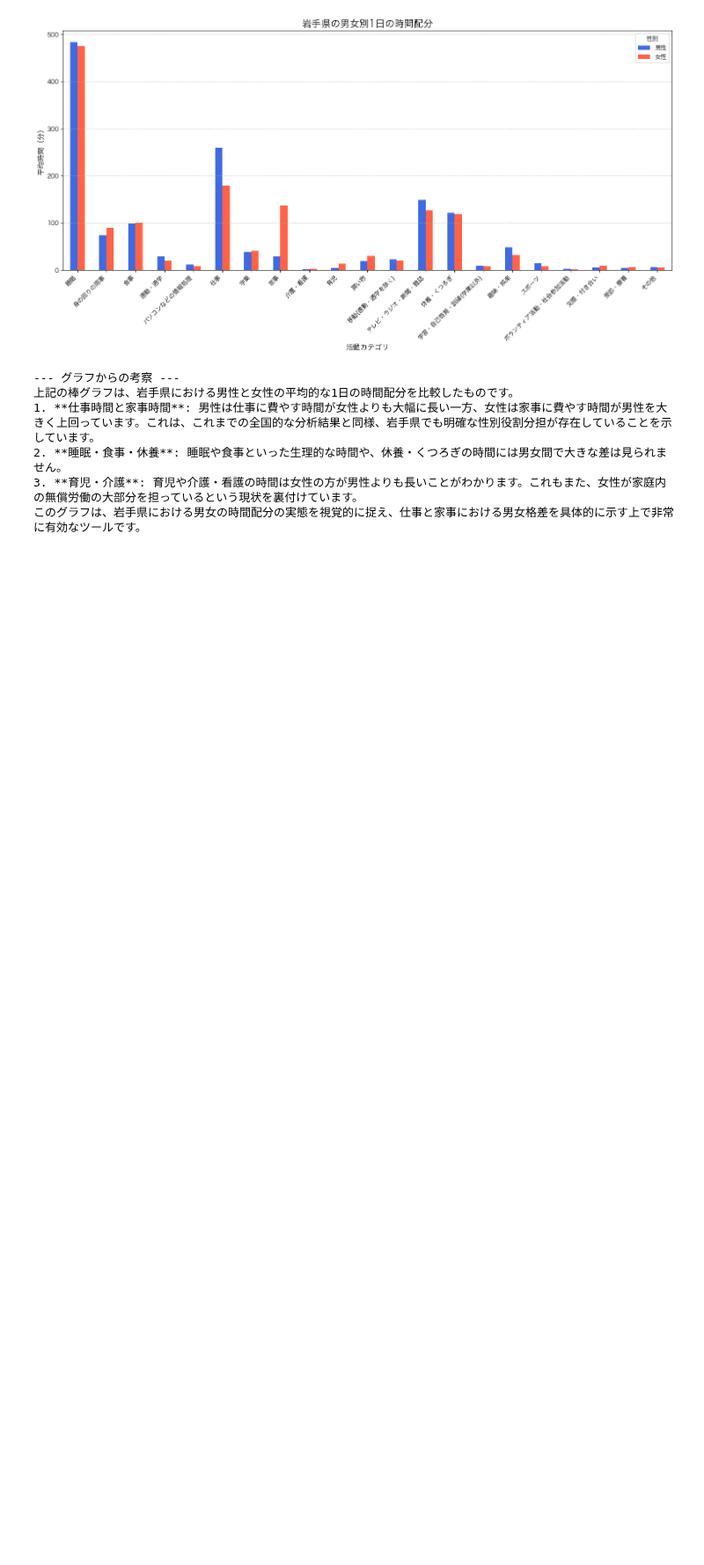
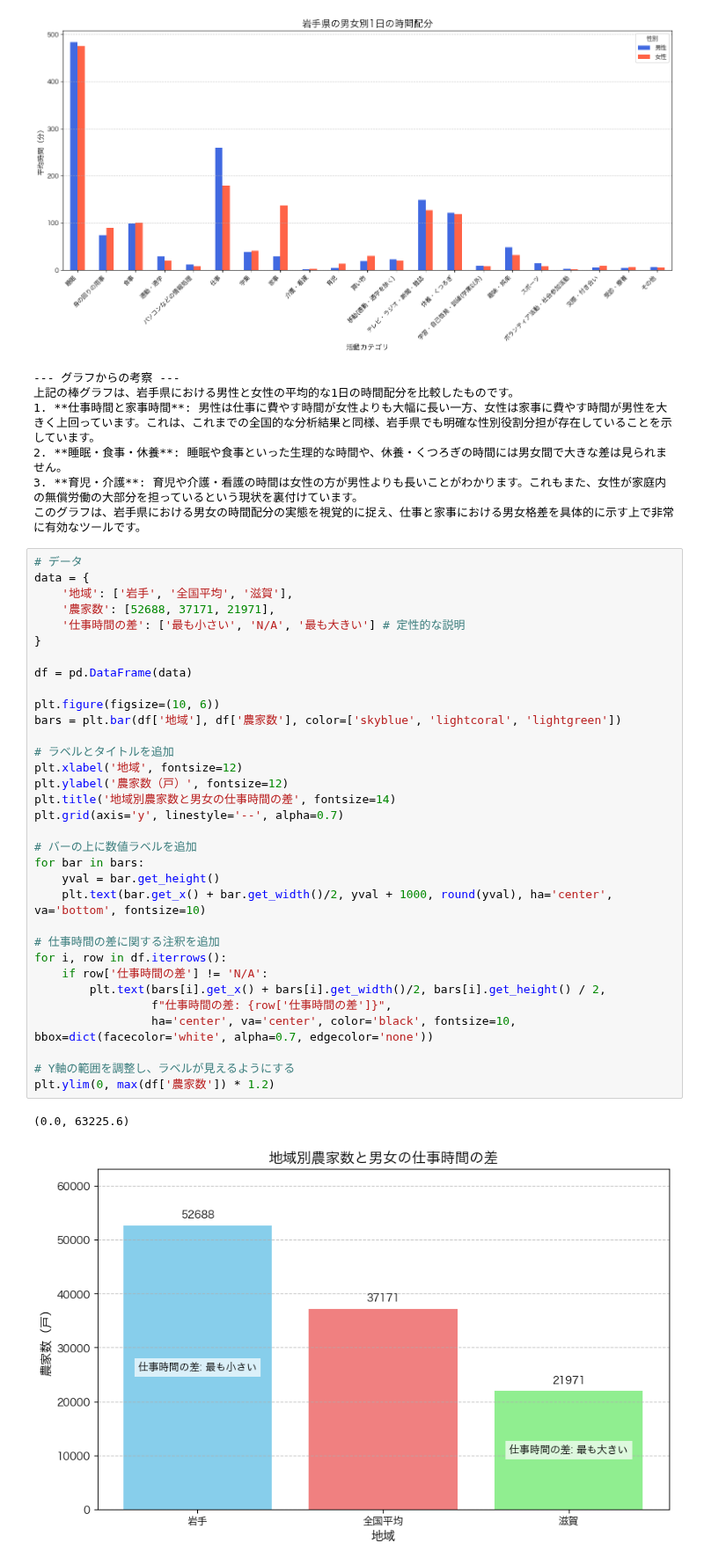
Before and after one commit to 3241Kanaha/statistics-2025, a Jupyter notebook: iwate.ipynb, the cells around one changed output. Shown at 88% size. Drawn from its saved outputs; the diff is of its cells as text; blank space fills up the shorter version.

```diff
--- a/iwate.ipynb
+++ b/iwate.ipynb
@@ -216,3 +216,39 @@ print("このグラフは、岩手県における男女の時間配分の実態
 2. **睡眠・食事・休養**: 睡眠や食事といった生理的な時間や、休養・くつろぎの時間には男女間で大きな差は見られません。
 3. **育児・介護**: 育児や介護・看護の時間は女性の方が男性よりも長いことがわかります。これもまた、女性が家庭内の無償労働の大部分を担っているという現状を裏付けています。
 このグラフは、岩手県における男女の時間配分の実態を視覚的に捉え、仕事と家事における男女格差を具体的に示す上で非常に有効なツールです。
+# %%
+# データ
+data = {
+    '地域': ['岩手', '全国平均', '滋賀'],
+    '農家数': [52688, 37171, 21971],
+    '仕事時間の差': ['最も小さい', 'N/A', '最も大きい'] # 定性的な説明
+}
+
+df = pd.DataFrame(data)
+
+plt.figure(figsize=(10, 6))
+bars = plt.bar(df['地域'], df['農家数'], color=['skyblue', 'lightcoral', 'lightgreen'])
+
+# ラベルとタイトルを追加
+plt.xlabel('地域', fontsize=12)
+plt.ylabel('農家数（戸）', fontsize=12)
+plt.title('地域別農家数と男女の仕事時間の差', fontsize=14)
+plt.grid(axis='y', linestyle='--', alpha=0.7)
+
+# バーの上に数値ラベルを追加
+for bar in bars:
+    yval = bar.get_height()
+    plt.text(bar.get_x() + bar.get_width()/2, yval + 1000, round(yval), ha='center', va='bottom', fontsize=10)
+
+# 仕事時間の差に関する注釈を追加
+for i, row in df.iterrows():
+    if row['仕事時間の差'] != 'N/A':
+        plt.text(bars[i].get_x() + bars[i].get_width()/2, bars[i].get_height() / 2,
+                 f"仕事時間の差: {row['仕事時間の差']}",
+                 ha='center', va='center', color='black', fontsize=10, bbox=dict(facecolor='white', alpha=0.7, edgecolor='none'))
+
+# Y軸の範囲を調整し、ラベルが見えるようにする
+plt.ylim(0, max(df['農家数']) * 1.2)
+# %% [output]
+(0.0, 63225.6)
+[figure, added]
```
